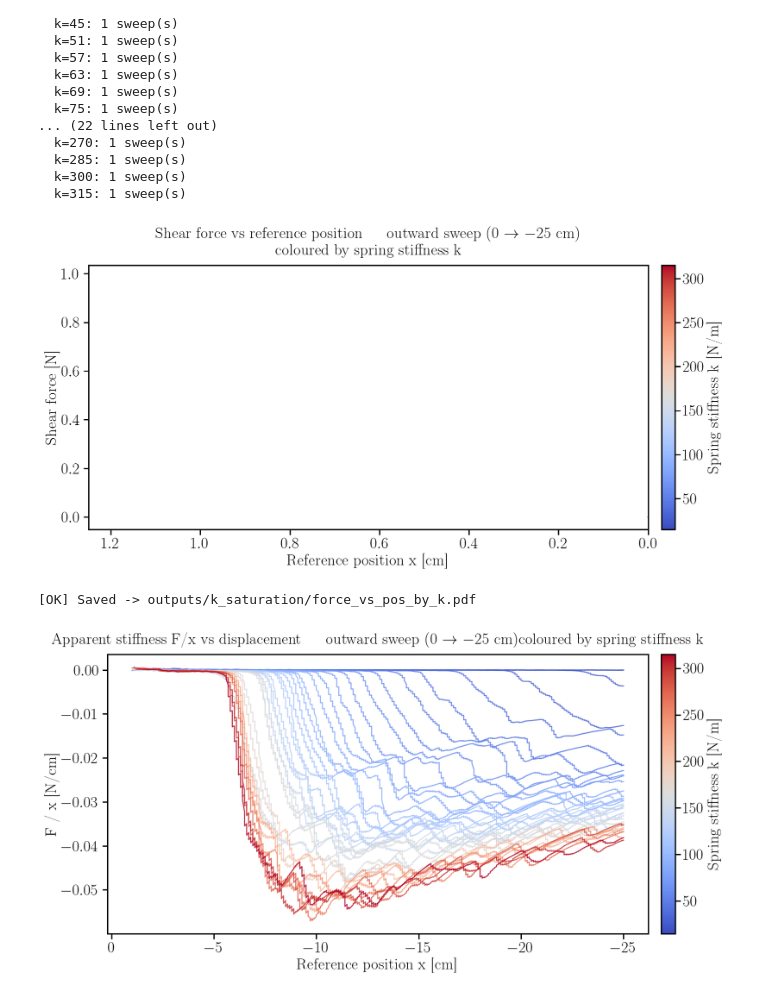
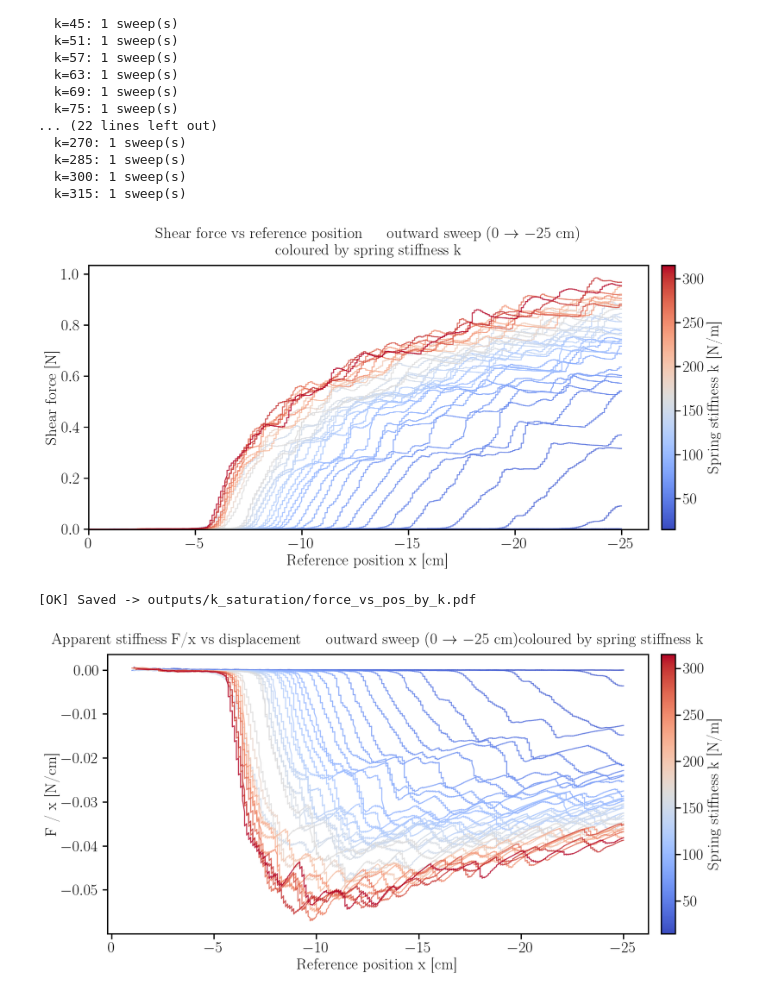
Before and after one commit to CREATE-Lab-EPFL/SoftVMC, a Jupyter notebook: LinearSpring/plot_k_saturation.ipynb, the cells around one changed output. Saved outputs shown, nothing was run; the diff lists cells and outputs as text; code cells hidden in the pictures.

```diff
--- a/LinearSpring/plot_k_saturation.ipynb
+++ b/LinearSpring/plot_k_saturation.ipynb
@@ -110,36 +110,45 @@ Extracted segments for 37 k values
 
 norm   = mcolors.Normalize(vmin=min(valid_k), vmax=max(valid_k))
 cmap   = cm.get_cmap('coolwarm')
 
 fig, ax = plt.subplots(figsize=(12, 6))
 
+all_gx_cm, all_f = [], []
 for kv in valid_k:
     color = cmap(norm(kv))
     for idx, (gx, f) in enumerate(segments[kv]):
         label = f'k={kv:.0f}' if idx == 0 else None
         ax.plot(gx * 100, f, color=color, linewidth=1.2,
                 alpha=0.85, label=label)
+        all_gx_cm.append(gx * 100)
+        all_f.append(f)
+all_gx_cm = np.concatenate(all_gx_cm)
+all_f = np.concatenate(all_f)
 
 # Colorbar
 sm = cm.ScalarMappable(cmap=cmap, norm=norm)
 sm.set_array([])
 cbar = fig.colorbar(sm, ax=ax, pad=0.02)
 cbar.set_label('Spring stiffness k [N/m]')
 
 ax.set_xlabel('Reference position x [cm]')
 ax.set_ylabel('Shear force [N]')
 ax.set_title('Shear force vs reference position — outward sweep (0 → −25 cm)\n'
              'coloured by spring stiffness k')
-ax.set_xlim(0, None)
 ax.grid(GRID)
-ax.invert_xaxis()   # 0 on left, -25 on right
+# Anchor at x=0 (sweep start) with 0 on the left; data goes negative (outward
+# sweep to -25cm), so set_xlim(left=0, right=<negative>) both anchors the
+# origin and reproduces the desired 0-on-left / -25-on-right orientation
+# without a separate invert_xaxis() call.
+ax.set_xlim(0, all_gx_cm.min() * 1.05)
+ax.set_ylim(min(0, all_f.min() * 1.05), all_f.max() * 1.05)
 
 plt.tight_layout()
 plt.savefig('outputs/k_saturation/force_vs_pos_by_k.pdf')
 plt.show()
 print('[OK] Saved -> outputs/k_saturation/force_vs_pos_by_k.pdf')
 # %% [output]
-[figure, old version]
+[figure, new version]
 [OK] Saved -> outputs/k_saturation/force_vs_pos_by_k.pdf
 # %%
 # ── Plot: F/x vs x (apparent stiffness) coloured by k ────────────────────────
```
Also changed, not shown: 28 other files.
